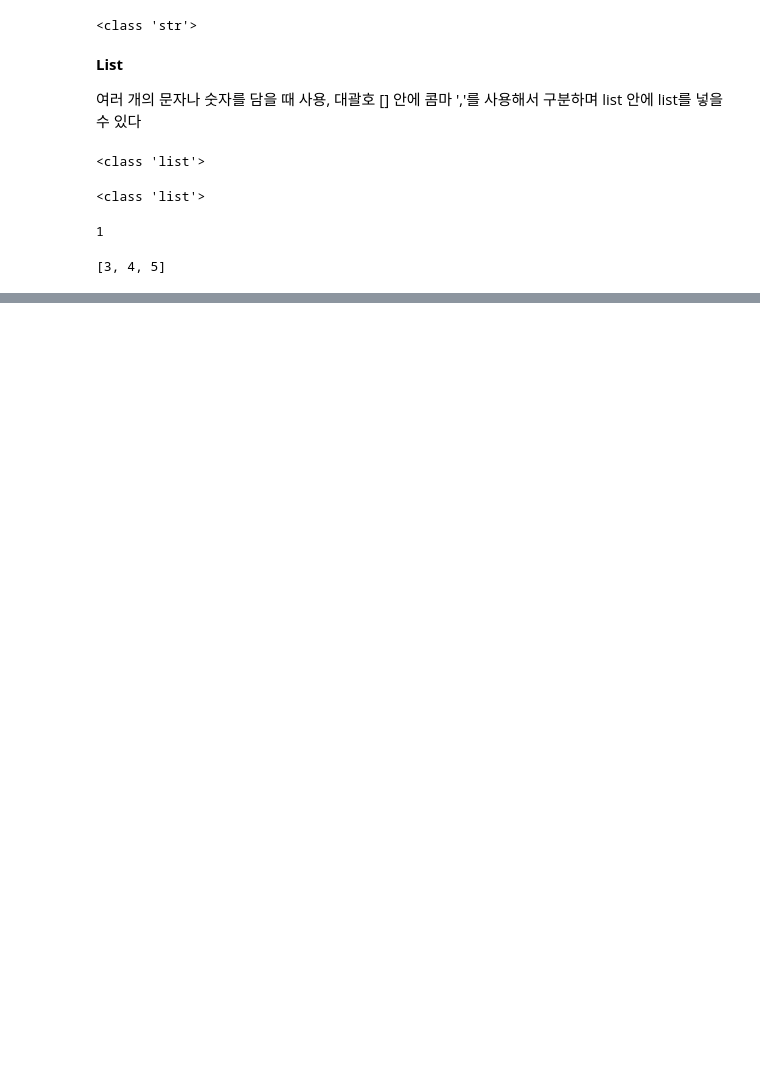
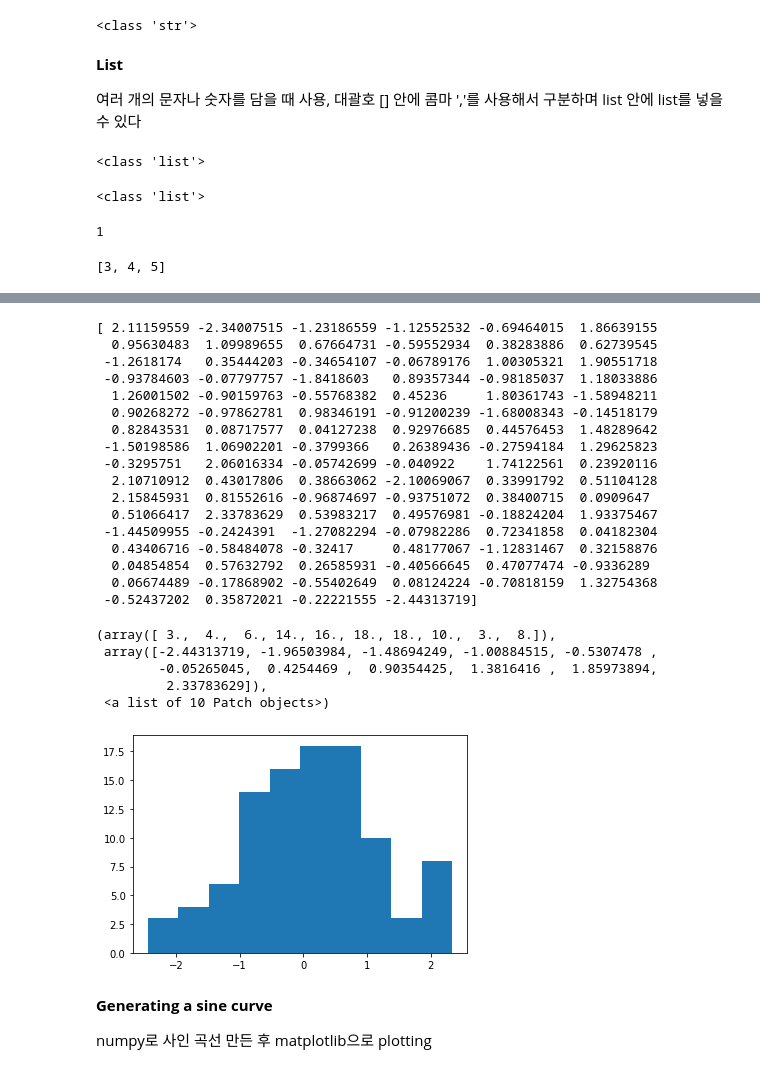
Before and after one commit to chzwldn/class2022Spring, a Jupyter notebook: 20220316.ipynb, the cells around one changed output, grey strips where cells are left out. Cells and saved outputs as stored; diff of their text form; code cells hidden in the pictures; blank space fills up the shorter version.

```diff
--- a/20220316.ipynb
+++ b/20220316.ipynb
@@ -57,0 +334,32 @@ a=[1, 2, 3, 4, 5, 6];a[2:5]
+# %%
+x = np.random.normal(0,1,100)
+print(x)
+plt.hist(x, bins=10)
+# %% [output]
+[ 2.11159559 -2.34007515 -1.23186559 -1.12552532 -0.69464015  1.86639155
+  0.95630483  1.09989655  0.67664731 -0.59552934  0.38283886  0.62739545
+ -1.2618174   0.35444203 -0.34654107 -0.06789176  1.00305321  1.90551718
+ -0.93784603 -0.07797757 -1.8418603   0.89357344 -0.98185037  1.18033886
+  1.26001502 -0.90159763 -0.55768382  0.45236     1.80361743 -1.58948211
+  0.90268272 -0.97862781  0.98346191 -0.91200239 -1.68008343 -0.14518179
+  0.82843531  0.08717577  0.04127238  0.92976685  0.44576453  1.48289642
+ -1.50198586  1.06902201 -0.3799366   0.26389436 -0.27594184  1.29625823
+ -0.3295751   2.06016334 -0.05742699 -0.040922    1.74122561  0.23920116
+  2.10710912  0.43017806  0.38663062 -2.10069067  0.33991792  0.51104128
+  2.15845931  0.81552616 -0.96874697 -0.93751072  0.38400715  0.0909647
+  0.51066417  2.33783629  0.53983217  0.49576981 -0.18824204  1.93375467
+ -1.44509955 -0.2424391  -1.27082294 -0.07982286  0.72341858  0.04182304
+  0.43406716 -0.58484078 -0.32417     0.48177067 -1.12831467  0.32158876
+  0.04854854  0.57632792  0.26585931 -0.40566645  0.47077474 -0.9336289
+  0.06674489 -0.17868902 -0.55402649  0.08124224 -0.70818159  1.32754368
+ -0.52437202  0.35872021 -0.22221555 -2.44313719]
+(array([ 3.,  4.,  6., 14., 16., 18., 18., 10.,  3.,  8.]),
+ array([-2.44313719, -1.96503984, -1.48694249, -1.00884515, -0.5307478 ,
+        -0.05265045,  0.4254469 ,  0.90354425,  1.3816416 ,  1.85973894,
+         2.33783629]),
+ <a list of 10 Patch objects>)
+[figure, added]
+# %% [markdown]
+**Generating a sine curve**
+
+numpy로 사인 곡선 만든 후 matplotlib으로 plotting
```
Also changed, not shown: parts of 48 cells of this notebook.
